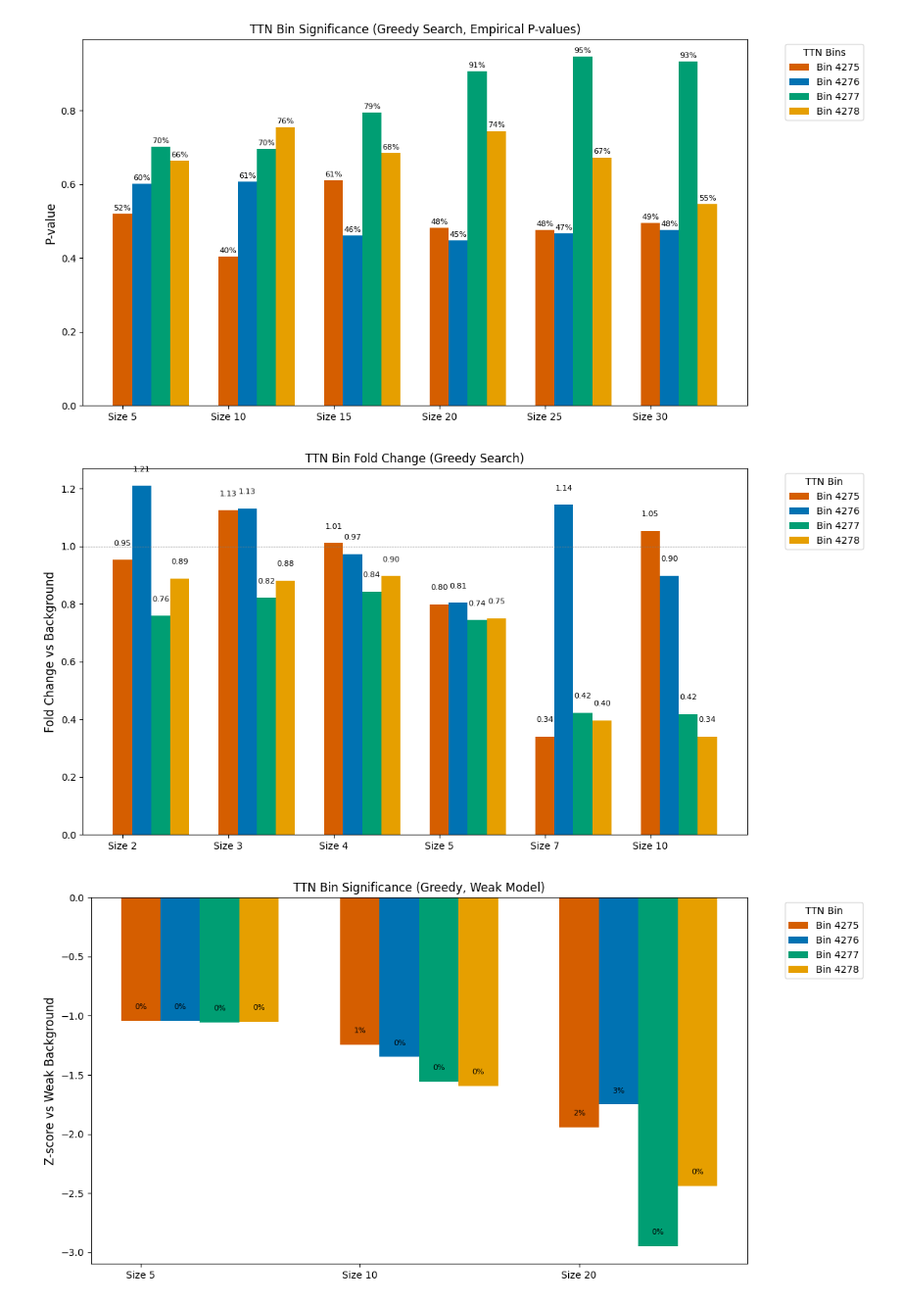
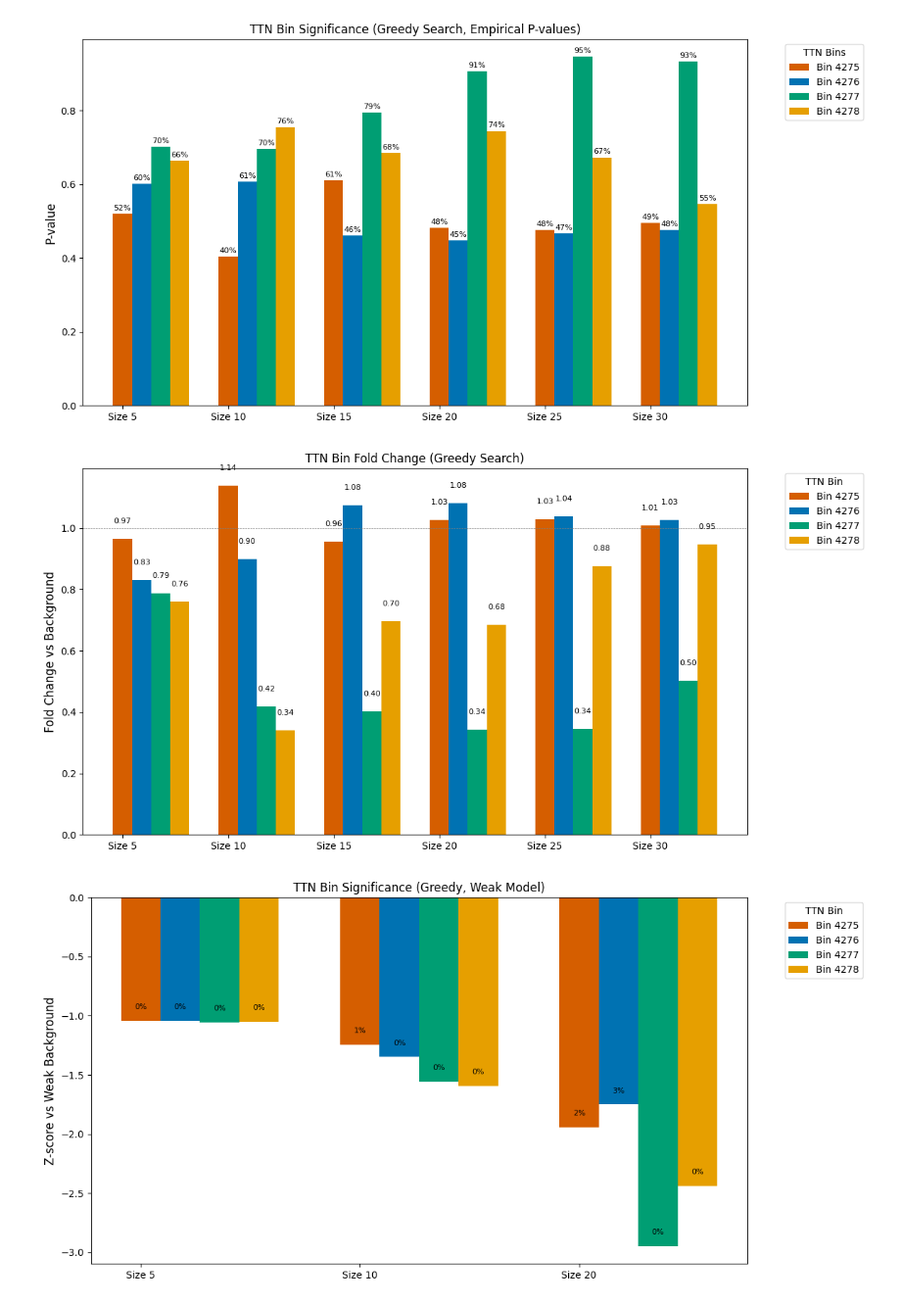
Before and after one commit to ethanoutangoun/chromatin-heart-dev, a Jupyter notebook: ttn_bin_selection.ipynb, the cells around one changed output. Shown at 98% size. Saved outputs shown, nothing was run; the diff lists cells and outputs as text; code cells hidden in the pictures.

Commit message:
update plotting

```diff
--- a/ttn_bin_selection.ipynb
+++ b/ttn_bin_selection.ipynb
@@ -94,33 +71,38 @@ import matplotlib.pyplot as plt
 
 TTN_BINS = [4275, 4276, 4277, 4278]
 
+# Colorblind-friendly palette
+colors = ['#D55E00', '#0072B2', '#009E73', '#E69F00']
 
-# create a range of 2-30
-clique_sizes = list(range(2, 31))
-
+# Create a range of 2–30
+clique_sizes = list(range(3, 31))
 
 plt.figure(figsize=(10, 6))
 
-for seed_bin in TTN_BINS:
+for i, seed_bin in enumerate(TTN_BINS):
     # Load CSV
     df = pd.read_csv(f'greedy_clique_size_optimization_results_seed_{seed_bin}.csv')
 
     # Filter to desired clique sizes
     df_filtered = df[df['size'].isin(clique_sizes)]
 
-    # Plot p-value vs. clique size
+    # Plot with assigned color
     plt.plot(
         df_filtered['size'],
         df_filtered['p_value'],
         marker='o',
-        label=f'Seed bin {seed_bin}'
+        label=f'Seed bin {seed_bin}',
+        color=colors[i]
     )
 
 plt.xlabel('Clique Size (k)')
 plt.ylabel('P-value')
 plt.title('Clique Size vs P-value for Different TTN Seeds')
-plt.legend(title='Seed Bin')
 plt.grid(True)
-plt.tight_layout()
+
+# Legend outside the plot (right side)
+plt.legend(title='TTN Bins', bbox_to_anchor=(1.05, 1), loc='upper left', borderaxespad=0.)
+
+plt.tight_layout()  # Adjust layout to make room for the legend
 plt.show()
 # %% [output]
@@ -182,7 +164,7 @@ import pandas as pd
 import matplotlib.pyplot as plt
 
 # Configuration
-clique_sizes = [2, 3, 4, 5, 7, 10]
+clique_sizes = [5, 10, 15, 20, 25, 30]
 ttn_bins = [4275, 4276, 4277, 4278]
 colors = ['#D55E00', '#0072B2', '#009E73', '#E69F00']  # colorblind-friendly
 bar_width = 0.18
@@ -201,34 +183,34 @@ for i, size in enumerate(clique_sizes):
         row = df[df['size'] == size]
         if row.empty:
             continue
         fold = row['fold_change'].values[0]
 
         # Format label
         label = f'{fold:.2f}' if pd.notnull(fold) else 'N/A'
 
         # Calculate bar position
         x = i + j * bar_width
 
         # Plot the bar
         ax.bar(x, fold, color=colors[j], width=bar_width, label=f'Bin {bin_id}' if i == 0 else "")
         ax.text(x, fold + 0.05, label, ha='center', fontsize=8)
 
         # Set x-tick info once per bin group
         if i == 0:
             xticks.append(j * bar_width + 1.5)
             x_labels.append(f'Bin {bin_id}')
 
 # Final styling
 ax.set_xticks(range(len(clique_sizes)))
 ax.set_xticklabels([f'Size {s}' for s in clique_sizes])
 ax.axhline(1, color='gray', linewidth=0.5, linestyle='--')  # baseline fold change
 ax.set_ylabel('Fold Change vs Background', fontsize=12)
 ax.set_title('TTN Bin Fold Change (Greedy Search)')
 ax.legend(title='TTN Bin', bbox_to_anchor=(1.05, 1), loc='upper left')
 plt.tight_layout()
 plt.show()
 # %% [output]
-[figure, old version]
+[figure, new version]
 # %%
 import numpy as np
 import matplotlib.pyplot as plt
```
Also changed, not shown: parts of 2 cells of this notebook.
